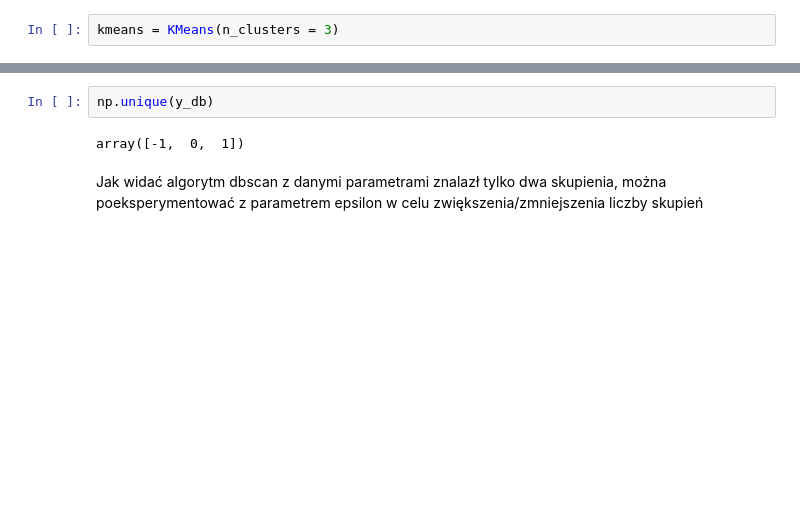
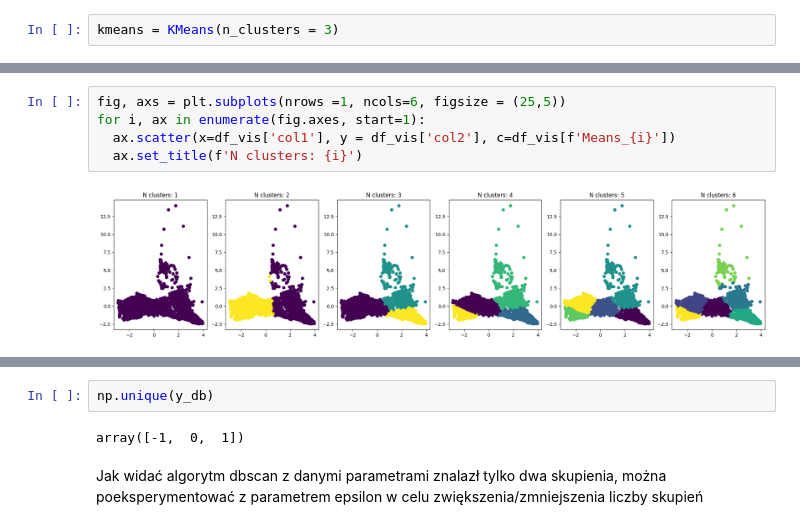
Before and after one commit to MichalStrus/K_Means_clustering, a Jupyter notebook: Simple_KMeans_clustering.ipynb, the cells around one changed output, grey strips where cells are left out. Cells and saved outputs as stored; diff of their text form; blank space fills up the shorter version.

```diff
--- a/Simple_KMeans_clustering.ipynb
+++ b/Simple_KMeans_clustering.ipynb
@@ -110,3 +128,10 @@ for i in range(1,7):
+# %%
+fig, axs = plt.subplots(nrows =1, ncols=6, figsize = (25,5))
+for i, ax in enumerate(fig.axes, start=1):
+  ax.scatter(x=df_vis['col1'], y = df_vis['col2'], c=df_vis[f'Means_{i}'])
+  ax.set_title(f'N clusters: {i}')
+# %% [output]
+[figure, added]
 # %%
 df_std
 # %% [output]
```
Also changed, not shown: parts of 13 cells of this notebook.
